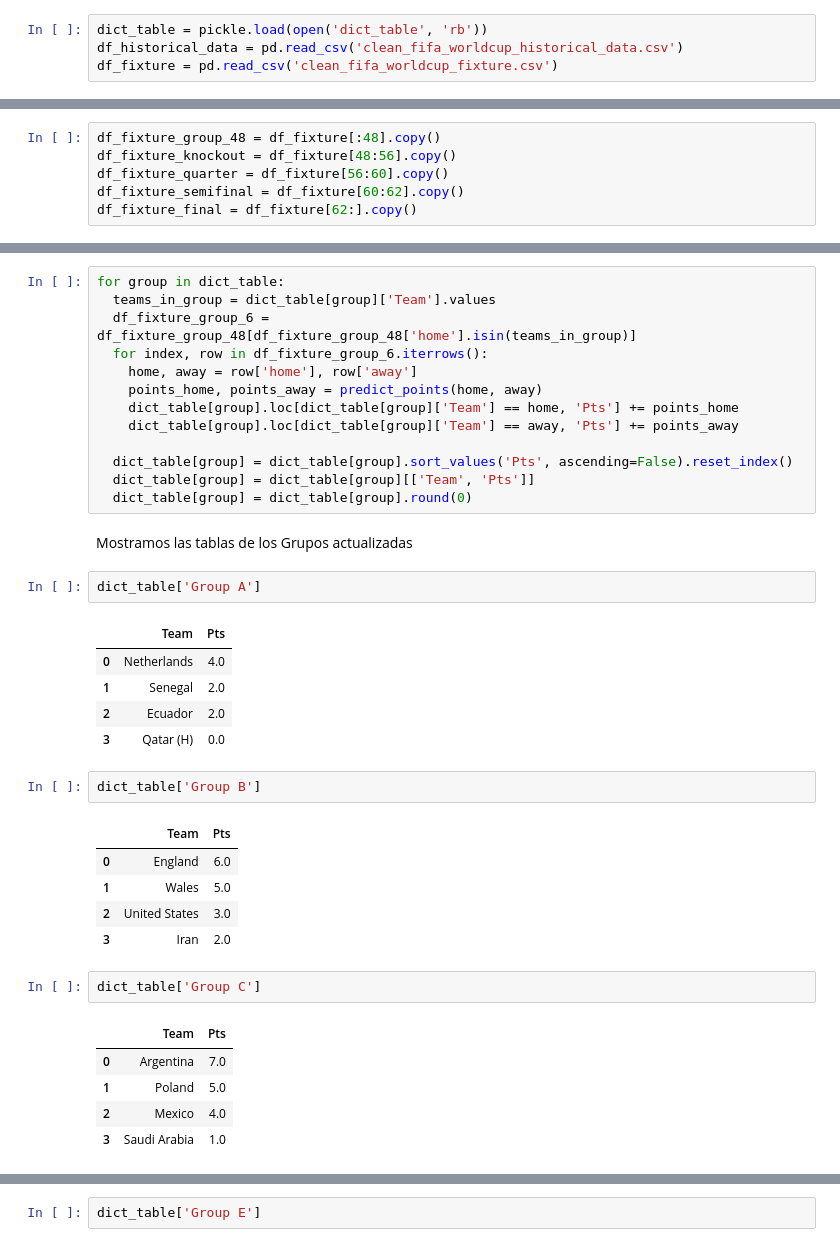
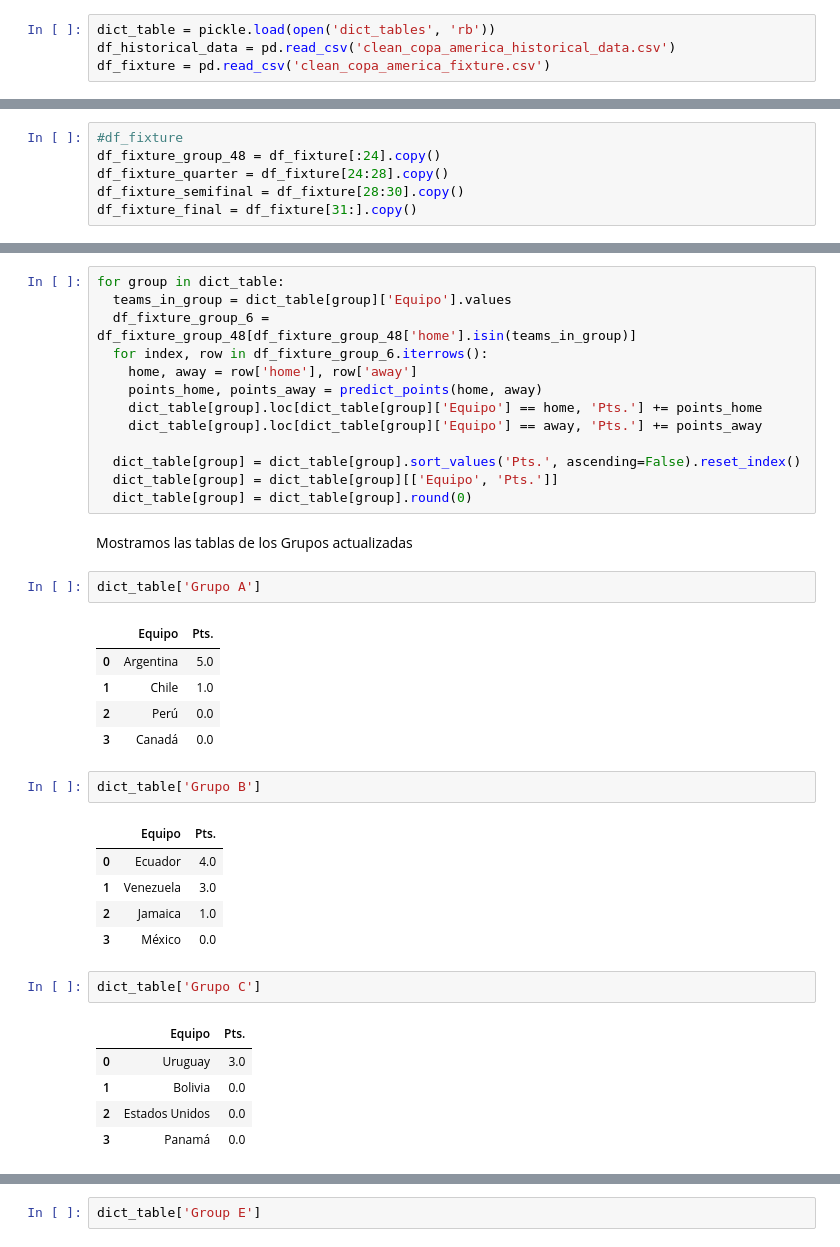
Before and after one commit to JuanjoRestrepo/Euro-and-CopaAmerica-2024, a Jupyter notebook: CopaAmerica2024.ipynb, the cells around one changed output, grey strips where cells are left out. Cells and saved outputs as stored; diff of their text form.

```diff
--- a/CopaAmerica2024.ipynb
+++ b/CopaAmerica2024.ipynb
@@ -804,9 +774,9 @@ total_matches_1990
 # %%
 from scipy.stats import poisson
 # %%
-dict_table = pickle.load(open('dict_table', 'rb'))
-df_historical_data = pd.read_csv('clean_fifa_worldcup_historical_data.csv')
-df_fixture = pd.read_csv('clean_fifa_worldcup_fixture.csv')
+dict_table = pickle.load(open('dict_tables', 'rb'))
+df_historical_data = pd.read_csv('clean_copa_america_historical_data.csv')
+df_fixture = pd.read_csv('clean_copa_america_fixture.csv')
 # %% [markdown]
 #### ***dict_table*** contiene todos los grupos del **A** al **H**
 # %%
@@ -1005,50 +983,50 @@ Estos valores son cero dado que no existe data historia de algun enfrentamiento
 # %% [markdown]
 Dividimos en grupo, octavos, cuartos, semifinal y final
 # %%
-df_fixture_group_48 = df_fixture[:48].copy()
-df_fixture_knockout = df_fixture[48:56].copy()
-df_fixture_quarter = df_fixture[56:60].copy()
-df_fixture_semifinal = df_fixture[60:62].copy()
-df_fixture_final = df_fixture[62:].copy()
+#df_fixture
+df_fixture_group_48 = df_fixture[:24].copy()
+df_fixture_quarter = df_fixture[24:28].copy()
+df_fixture_semifinal = df_fixture[28:30].copy()
+df_fixture_final = df_fixture[31:].copy()
 # %% [markdown]
 Corremos los partidos de la fase de grupo y actualizamos las tablas de cada grupo
 # %%
 for group in dict_table:
-  teams_in_group = dict_table[group]['Team'].values
+  teams_in_group = dict_table[group]['Equipo'].values
   df_fixture_group_6 = df_fixture_group_48[df_fixture_group_48['home'].isin(teams_in_group)]
   for index, row in df_fixture_group_6.iterrows():
     home, away = row['home'], row['away']
     points_home, points_away = predict_points(home, away)
-    dict_table[group].loc[dict_table[group]['Team'] == home, 'Pts'] += points_home
-    dict_table[group].loc[dict_table[group]['Team'] == away, 'Pts'] += points_away
+    dict_table[group].loc[dict_table[group]['Equipo'] == home, 'Pts.'] += points_home
+    dict_table[group].loc[dict_table[group]['Equipo'] == away, 'Pts.'] += points_away
 
-  dict_table[group] = dict_table[group].sort_values('Pts', ascending=False).reset_index()
-  dict_table[group] = dict_table[group][['Team', 'Pts']]
+  dict_table[group] = dict_table[group].sort_values('Pts.', ascending=False).reset_index()
+  dict_table[group] = dict_table[group][['Equipo', 'Pts.']]
   dict_table[group] = dict_table[group].round(0)
 # %% [markdown]
 Mostramos las tablas de los Grupos actualizadas
 # %%
-dict_table['Group A']
+dict_table['Grupo A']
 # %% [output]
-|  | Team | Pts |
-| 0 | Netherlands | 4.0 |
-| 1 | Senegal | 2.0 |
-| 2 | Ecuador | 2.0 |
-| 3 | Qatar (H) | 0.0 |
+|  | Equipo | Pts. |
+| 0 | Argentina | 5.0 |
+| 1 | Chile | 1.0 |
+| 2 | Perú | 0.0 |
+| 3 | Canadá | 0.0 |
 # %%
-dict_table['Group B']
+dict_table['Grupo B']
 # %% [output]
-|  | Team | Pts |
-| 0 | England | 6.0 |
-| 1 | Wales | 5.0 |
-| 2 | United States | 3.0 |
-| 3 | Iran | 2.0 |
+|  | Equipo | Pts. |
+| 0 | Ecuador | 4.0 |
+| 1 | Venezuela | 3.0 |
+| 2 | Jamaica | 1.0 |
+| 3 | México | 0.0 |
 # %%
-dict_table['Group C']
+dict_table['Grupo C']
 # %% [output]
-|  | Team | Pts |
-| 0 | Argentina | 7.0 |
-| 1 | Poland | 5.0 |
-| 2 | Mexico | 4.0 |
-| 3 | Saudi Arabia | 1.0 |
+|  | Equipo | Pts. |
+| 0 | Uruguay | 3.0 |
+| 1 | Bolivia | 0.0 |
+| 2 | Estados Unidos | 0.0 |
+| 3 | Panamá | 0.0 |
 # %%
```
Also changed, not shown: parts of 22 cells of this notebook.
